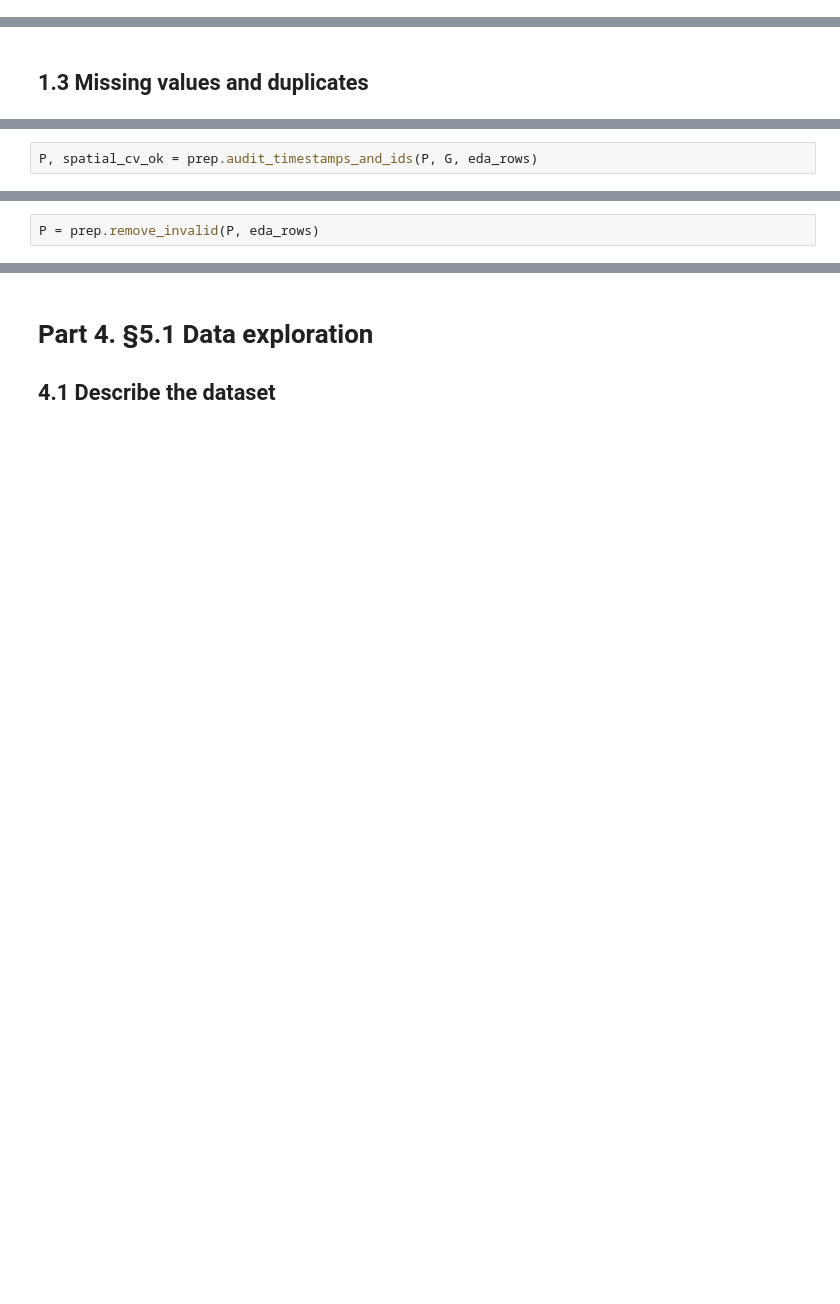
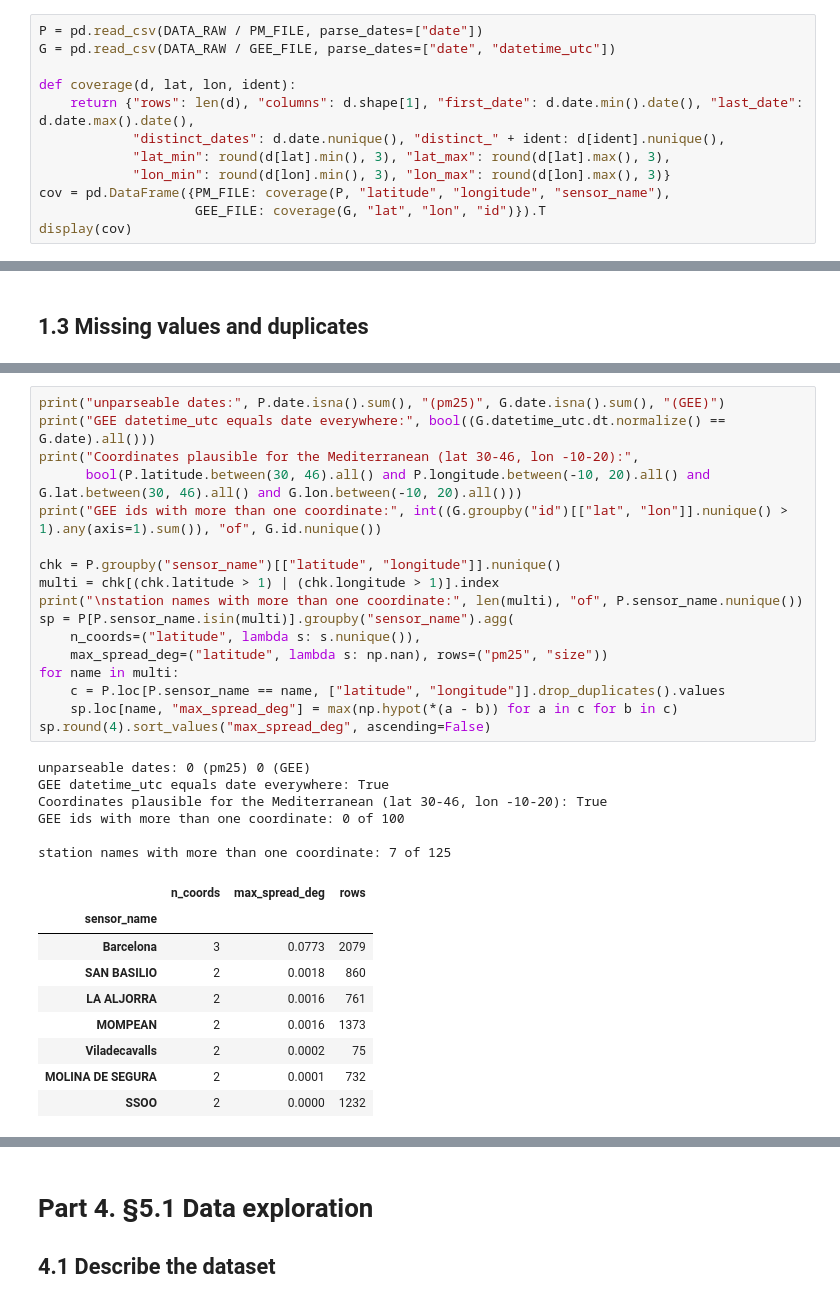
Before and after one commit to ycnpy6/pm25-forecasting-Yacine, a Jupyter notebook: notebooks/01_eda.ipynb, the cells around one changed output, grey strips where cells are left out. Saved outputs shown, nothing was run; the diff lists cells and outputs as text; blank space fills up the shorter version.

```diff
--- a/notebooks/01_eda.ipynb
+++ b/notebooks/01_eda.ipynb
@@ -56,0 +95,12 @@ prep.audit_size_and_coverage(P, G, eda_rows)
+# %%
+P = pd.read_csv(DATA_RAW / PM_FILE, parse_dates=["date"])
+G = pd.read_csv(DATA_RAW / GEE_FILE, parse_dates=["date", "datetime_utc"])
+
+def coverage(d, lat, lon, ident):
+    return {"rows": len(d), "columns": d.shape[1], "first_date": d.date.min().date(), "last_date": d.date.max().date(),
+            "distinct_dates": d.date.nunique(), "distinct_" + ident: d[ident].nunique(),
+            "lat_min": round(d[lat].min(), 3), "lat_max": round(d[lat].max(), 3),
+            "lon_min": round(d[lon].min(), 3), "lon_max": round(d[lon].max(), 3)}
+cov = pd.DataFrame({PM_FILE: coverage(P, "latitude", "longitude", "sensor_name"),
+                    GEE_FILE: coverage(G, "lat", "lon", "id")}).T
+display(cov)
@@ -127,2 +112,0 @@ The GEE variables come from satellites and reanalysis, independent of the statio
-# %%
-P, spatial_cv_ok = prep.audit_timestamps_and_ids(P, G, eda_rows)
@@ -158,2 +112,0 @@ Rows with missing PM2.5 or sentinel values (PM2.5 <= 0 or >= 500) are removed be
-# %%
-P = prep.remove_invalid(P, eda_rows)
@@ -215,0 +207,33 @@ unmatched stations (nearest GEE point too far):
+# %%
+print("unparseable dates:", P.date.isna().sum(), "(pm25)", G.date.isna().sum(), "(GEE)")
+print("GEE datetime_utc equals date everywhere:", bool((G.datetime_utc.dt.normalize() == G.date).all()))
+print("Coordinates plausible for the Mediterranean (lat 30-46, lon -10-20):",
+      bool(P.latitude.between(30, 46).all() and P.longitude.between(-10, 20).all() and G.lat.between(30, 46).all() and G.lon.between(-10, 20).all()))
+print("GEE ids with more than one coordinate:", int((G.groupby("id")[["lat", "lon"]].nunique() > 1).any(axis=1).sum()), "of", G.id.nunique())
+
+chk = P.groupby("sensor_name")[["latitude", "longitude"]].nunique()
+multi = chk[(chk.latitude > 1) | (chk.longitude > 1)].index
+print("\nstation names with more than one coordinate:", len(multi), "of", P.sensor_name.nunique())
+sp = P[P.sensor_name.isin(multi)].groupby("sensor_name").agg(
+    n_coords=("latitude", lambda s: s.nunique()),
+    max_spread_deg=("latitude", lambda s: np.nan), rows=("pm25", "size"))
+for name in multi:
+    c = P.loc[P.sensor_name == name, ["latitude", "longitude"]].drop_duplicates().values
+    sp.loc[name, "max_spread_deg"] = max(np.hypot(*(a - b)) for a in c for b in c)
+sp.round(4).sort_values("max_spread_deg", ascending=False)
+# %% [output]
+unparseable dates: 0 (pm25) 0 (GEE)
+GEE datetime_utc equals date everywhere: True
+Coordinates plausible for the Mediterranean (lat 30-46, lon -10-20): True
+GEE ids with more than one coordinate: 0 of 100
+
+station names with more than one coordinate: 7 of 125
+|  | n_coords | max_spread_deg | rows |
+| sensor_name |  |  |  |
+| Barcelona | 3 | 0.0773 | 2079 |
+| SAN BASILIO | 2 | 0.0018 | 860 |
+| LA ALJORRA | 2 | 0.0016 | 761 |
+| MOMPEAN | 2 | 0.0016 | 1373 |
+| Viladecavalls | 2 | 0.0002 | 75 |
+| MOLINA DE SEGURA | 2 | 0.0001 | 732 |
+| SSOO | 2 | 0.0000 | 1232 |
```
Also changed, not shown: parts of 72 cells of this notebook, 2 other files.
